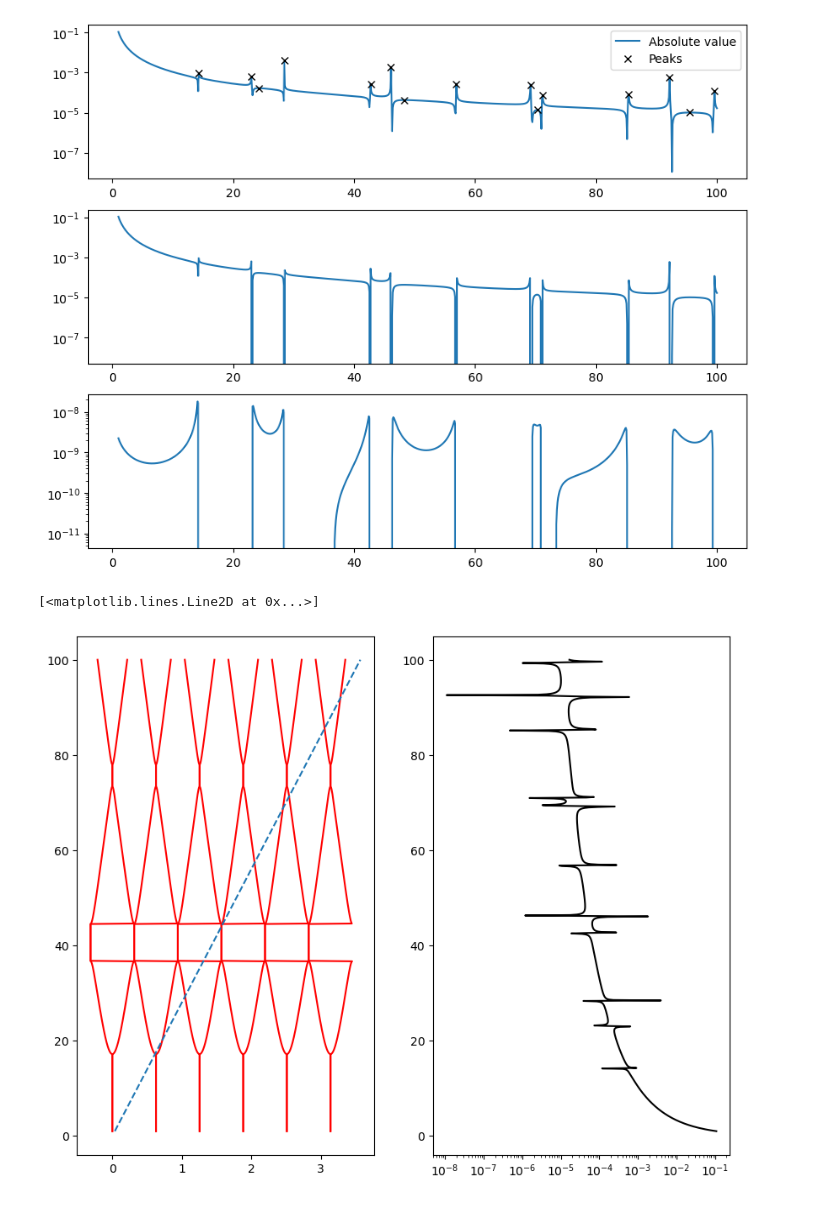
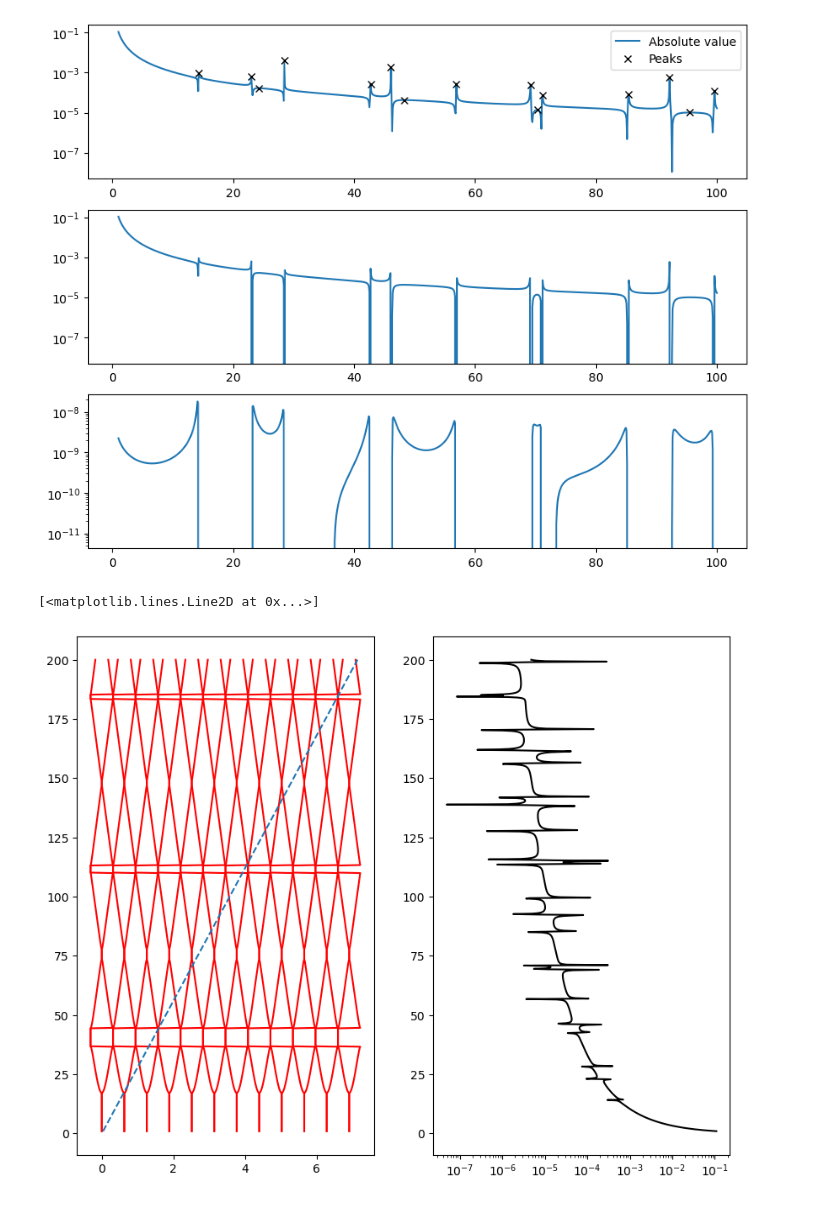
Before and after one commit to Lymone96/CIEM5220-Group2, a Jupyter notebook: 3_ML/question5.ipynb, the cells around one changed output. Drawn from its saved outputs; the diff is of its cells as text; code cells hidden in the pictures.

```diff
--- a/3_ML/question5.ipynb
+++ b/3_ML/question5.ipynb
@@ -177,19 +177,19 @@ print(omega_values[peaks])
  92.17117117 95.54054054 99.6036036 ]
 [figure]
 # %%
-omega_values = np.linspace(1, 100, 1000, dtype=complex)
+omega_values = np.linspace(1, 200, 1000, dtype=complex)
 kappa_values = omega_values/np.sqrt(15E3/1.1)
 
 
 fig, ax = plt.subplots(1,2, figsize=(10, 8))
 
-for i in range(6):
+for i in range(12):
     ax[0].plot(np.real(k1_lambda(kappa_values))+2*i*np.pi/10, omega_values, 'r', label='k1')
     ax[0].plot(np.real(k2_lambda(kappa_values))+2*i*np.pi/10, omega_values, 'r', label='k2')
 
 ax[0].plot(omega_values/28, omega_values, '--', label='Kinematic Invariant')
 
 ax[1].semilogx(np.abs(w_hat_lambda(omega_values)), omega_values, 'black', label='FRF')
 # %% [output]
 [<matplotlib.lines.Line2D at 0x...>]
-[figure, old version]
+[figure, new version]
```
Also changed, not shown: 1 other file.
